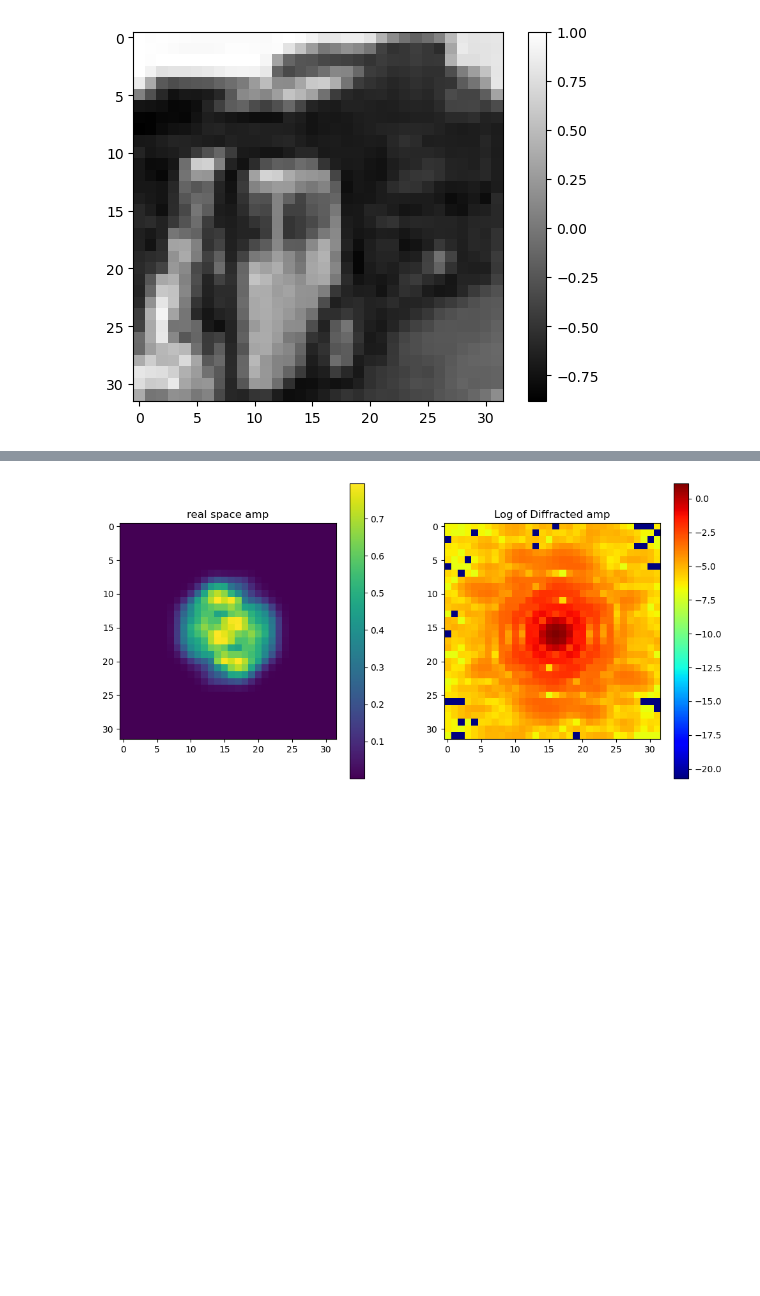
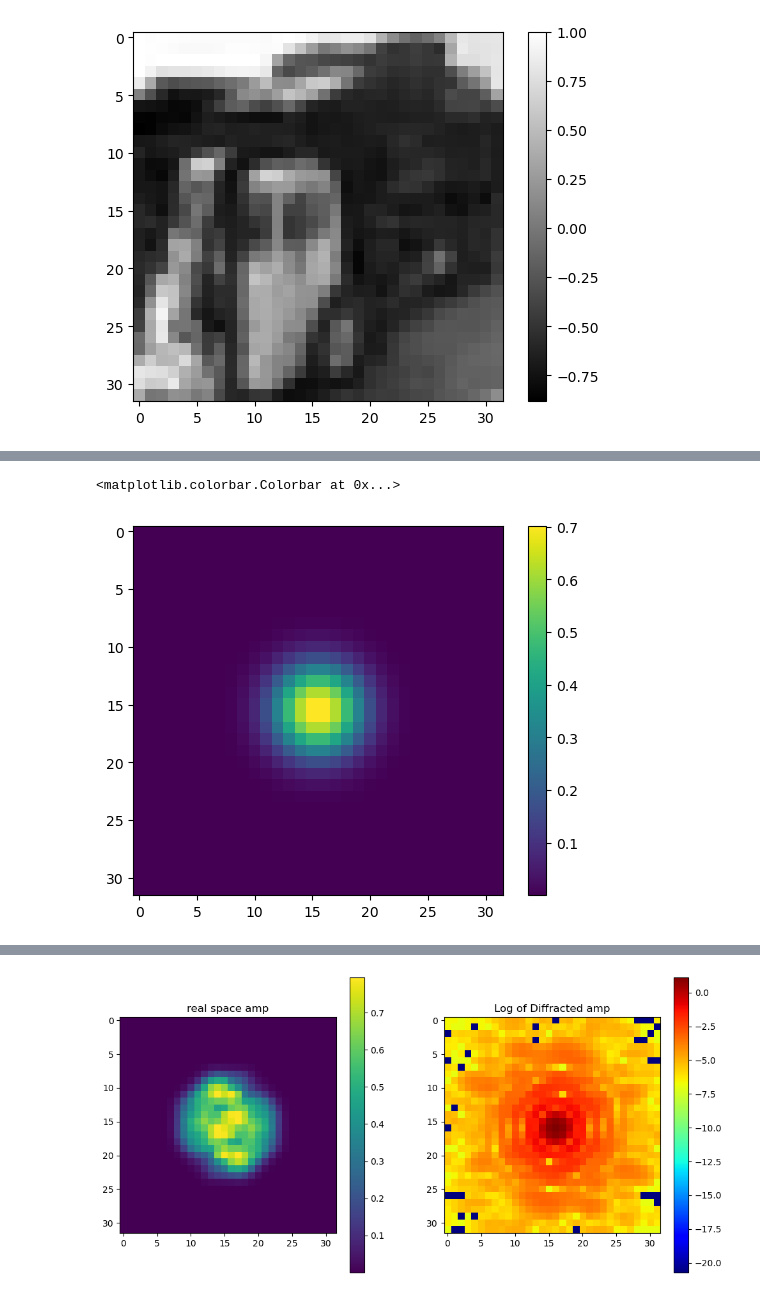
Before and after one commit to hoidn/MAE, a Jupyter notebook: diffraction.ipynb, the cells around one changed output, grey strips where cells are left out. Drawn from its saved outputs; the diff is of its cells as text; code cells hidden in the pictures; blank space fills up the shorter version.

```diff
--- a/diffraction.ipynb
+++ b/diffraction.ipynb
@@ -109,0 +111,3 @@ plt.colorbar()
+# %%
+from produce_dataset import generate_datasets as gen
+probe, pre_diffraction_batch, diffracted_batch = gen(probe_scale = 1.2)
@@ -109,0 +132,8 @@ plt.colorbar()
+# %%
+import matplotlib.pyplot as plt
+import numpy as np
+plt.imshow((probe), cmap = 'viridis')
+plt.colorbar()
+# %% [output]
+<matplotlib.colorbar.Colorbar at 0x...>
+[figure, added]
```
Also changed, not shown: parts of 6 cells of this notebook, 6 other files.
